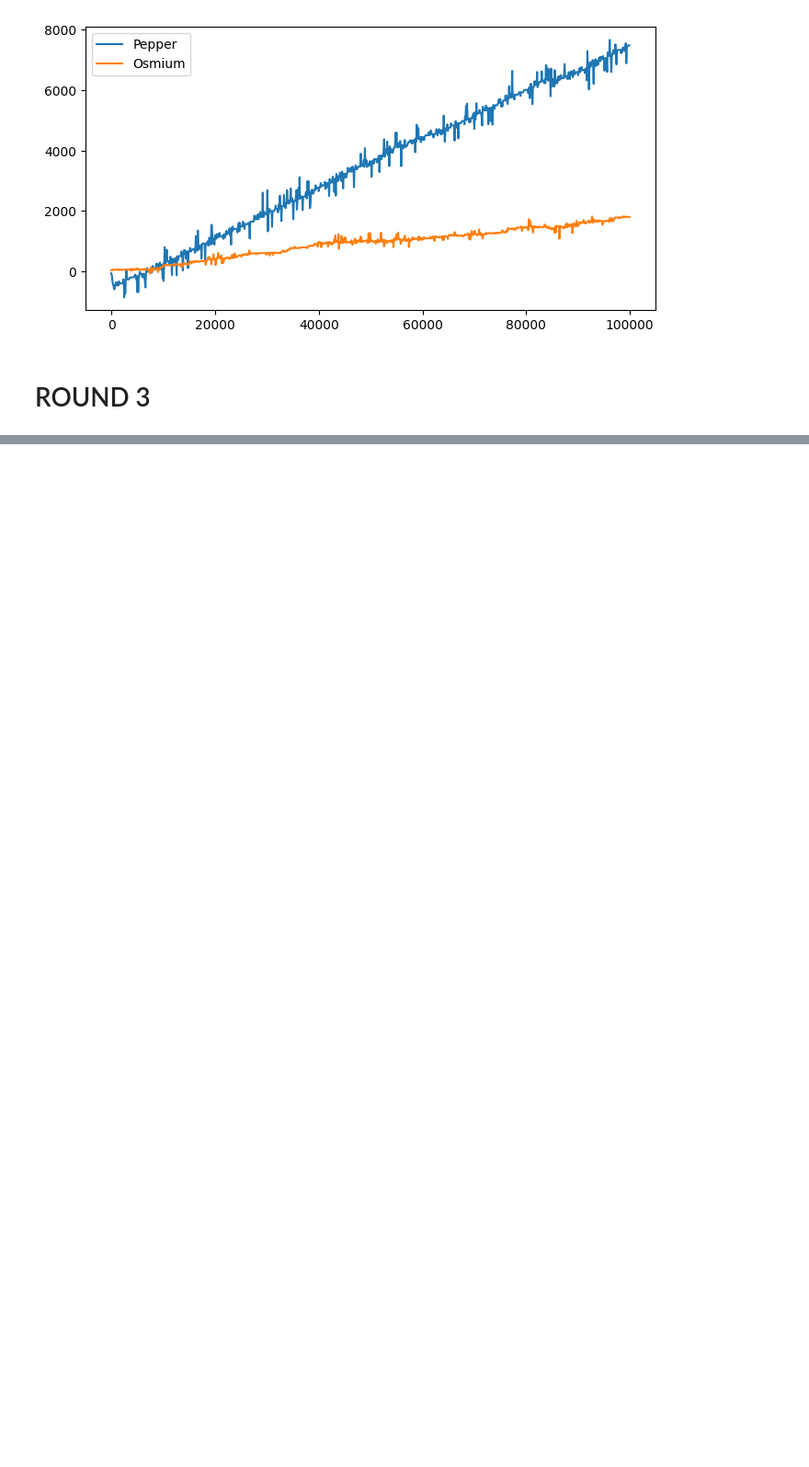
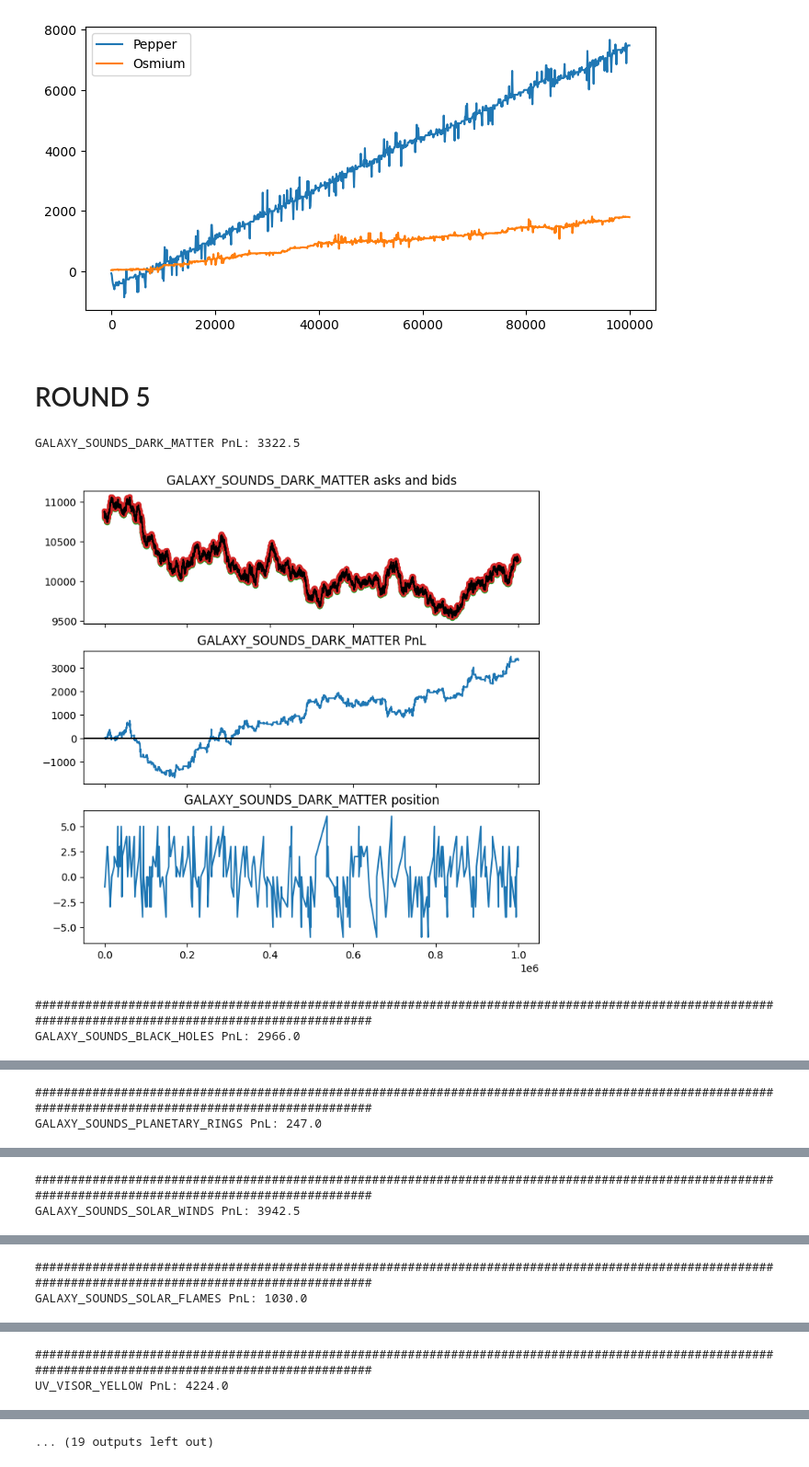
Before and after one commit to aemilani/imc-prosperity-4, a Jupyter notebook: notebooks/backtests.ipynb, the cells around one changed output, grey strips where cells are left out. Shown at 92% size. Saved outputs shown, nothing was run; the diff lists cells and outputs as text; code cells hidden in the pictures; blank space fills up the shorter version.

```diff
--- a/notebooks/backtests.ipynb
+++ b/notebooks/backtests.ipynb
@@ -194,4 +227,11 @@ plt.show()
 # %% [output]
 [figure]
 # %% [markdown]
-# ROUND 3
+# ROUND 5
+# %%
+path = '../backtests/round_5/submission.log'
+with open(path, 'r') as f:
+    data = json.load(f)
+
+activities = pd.read_csv(io.StringIO(data['activitiesLog']), sep=';')
+trades = pd.DataFrame(data['tradeHistory'])
@@ -197,0 +292,46 @@ plt.show()
+# %%
+for prod in products:
+    price_prod = activities[activities['product'] == prod].reset_index(drop=True).set_index('timestamp')
+    trades_prod = trades[trades['symbol'] == prod].reset_index(drop=True).set_index('timestamp')
+
+    trades_prod = trades_prod.assign(
+        traded=lambda x: np.where(
+            x['buyer'] == 'SUBMISSION',
+            x['quantity'],
+            np.where(
+                x['seller'] == 'SUBMISSION',
+                -x['quantity'],
+                0
+            )
+        )
+    )
+    trades_prod = trades_prod.assign(position=lambda x: np.cumsum(x['traded']))
+
+    print(f"{prod} PnL: {price_prod['profit_and_loss'].iloc[-1]}")
+    total_pnl += price_prod['profit_and_loss'].iloc[-1]
+
+    ema_mean = 10000
+    ema_std = 250
+    price_prod = get_thrs(price_prod, ema_mean, ema_std)
+
+    fig, ax = plt.subplots(3, 1, figsize=(8, 8), sharex=True)
+    ax[0].scatter(price_prod.index, price_prod['bid_price_1'], s=price_prod['bid_volume_1'], c='tab:green')
+    ax[0].scatter(price_prod.index, price_prod['ask_price_1'], s=price_prod['ask_volume_1'], c='tab:red')
+    ax[0].plot(price_prod['mid_price'], label='Filtered Mid Price', c='k')
+    # ax[0].plot(price_prod['estimated_mean'], label='EMA Mean', color='k', linestyle='dashed')
+    # ax[0].plot(price_prod['estimated_mean'] + 1.5 * price_prod['estimated_std'], color='k', linestyle='dotted', label='+1.5 Std')
+    # ax[0].plot(price_prod['estimated_mean'] - 1.5 * price_prod['estimated_std'], color='k', linestyle='dotted', label='-1.5 Std')
+    ax[0].set_title(f'{prod} asks and bids')
+    ax[1].plot(price_prod['profit_and_loss'])
+    ax[1].axhline(0, c='k')
+    ax[1].set_title(f'{prod} PnL')
+    ax[2].plot(trades_prod['position'])
+    ax[2].set_title(f'{prod} position')
+    plt.show()
+
+    print("#" * 150)
+# %% [output]
+GALAXY_SOUNDS_DARK_MATTER PnL: 3322.5
+[figure, added]
+######################################################################################################################################################
+GALAXY_SOUNDS_BLACK_HOLES PnL: 2966.0
@@ -197,0 +339,2 @@ plt.show()
+######################################################################################################################################################
+GALAXY_SOUNDS_PLANETARY_RINGS PnL: 247.0
@@ -197,0 +342,2 @@ plt.show()
+######################################################################################################################################################
+GALAXY_SOUNDS_SOLAR_WINDS PnL: 3942.5
@@ -197,0 +345,2 @@ plt.show()
+######################################################################################################################################################
+GALAXY_SOUNDS_SOLAR_FLAMES PnL: 1030.0
@@ -197,0 +348,2 @@ plt.show()
+######################################################################################################################################################
+UV_VISOR_YELLOW PnL: 4224.0
@@ -197,0 +351 @@ plt.show()
+... (19 outputs left out)
```
Also changed, not shown: parts of 5 cells of this notebook, 7 other files.
